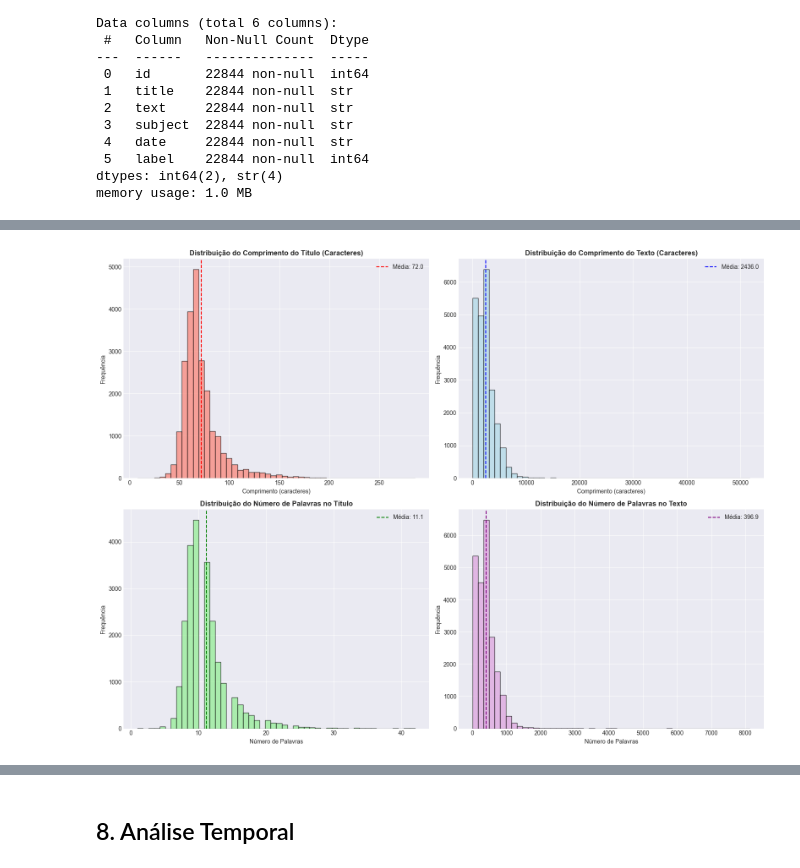
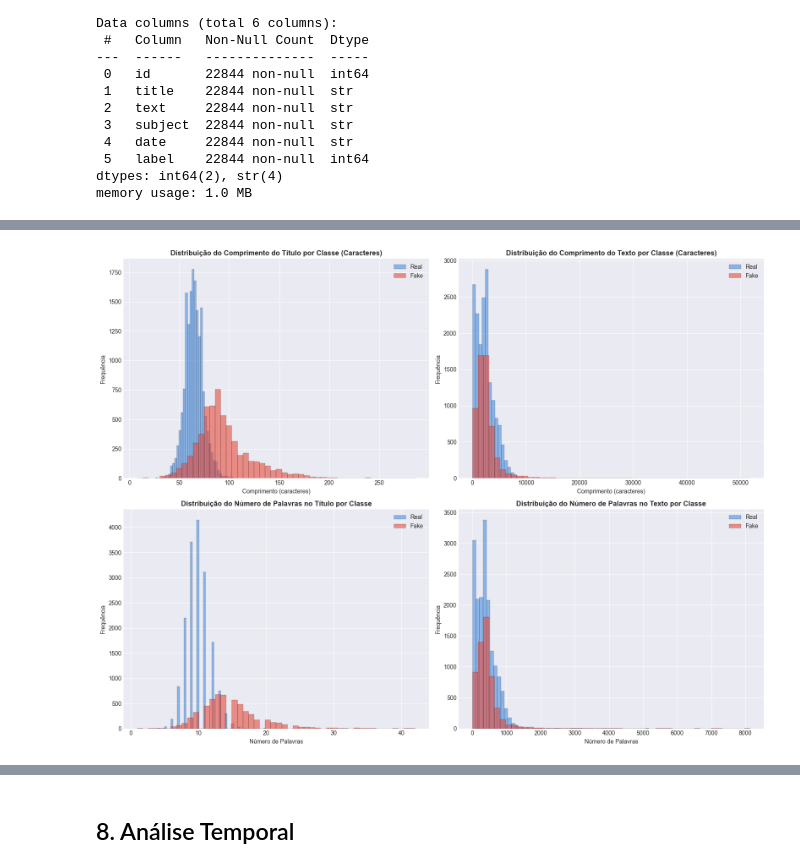
Before and after one commit to Eduardocin/ligia-nlp-challenge, a Jupyter notebook: notebooks/1.0-data-exploration.ipynb, the cells around one changed output, grey strips where cells are left out. Cells and saved outputs as stored; diff of their text form; code cells hidden in the pictures.

```diff
--- a/notebooks/1.0-initial-data-exploration.ipynb
+++ b/notebooks/1.0-data-exploration.ipynb
@@ -256,11 +238,0 @@ Total de categorias únicas: 8
-# %%
-# Criação de features de comprimento
-df_train['title_length'] = df_train['title'].fillna('').astype(str).apply(len)
-df_train['text_length'] = df_train['text'].fillna('').astype(str).apply(len)
-df_train['title_word_count'] = df_train['title'].fillna('').astype(str).apply(lambda x: len(x.split()))
-df_train['text_word_count'] = df_train['text'].fillna('').astype(str).apply(lambda x: len(x.split()))
-
-print("="*80)
-print("ESTATÍSTICAS DE COMPRIMENTO")
-print("="*80)
-print(df_train[['title_length', 'text_length', 'title_word_count', 'text_word_count']].describe())
@@ -280,40 +239,56 @@ max      286.000000  51794.000000         42.000000      8135.000000
 # %%
-# Visualização de distribuições de comprimento
+# Visualização de distribuições de comprimento por label
+df_train['title_length'] = df_train['title'].fillna('').str.len()
+df_train['text_length'] = df_train['text'].fillna('').str.len()
+df_train['title_word_count'] = df_train['title'].fillna('').str.split().apply(len)
+df_train['text_word_count'] = df_train['text'].fillna('').str.split().apply(len)
+
 fig, axes = plt.subplots(2, 2, figsize=(16, 12))
+label_names_local = globals().get("label_names", {0: "Real", 1: "Fake"})
+colors = {0: '#4A90E2', 1: '#E74C3C'}
+bins = 50
 
-# Title length (caracteres)
-axes[0, 0].hist(df_train['title_length'], bins=50, color='salmon', edgecolor='black', alpha=0.7)
-axes[0, 0].set_title('Distribuição do Comprimento do Título (Caracteres)', fontsize=12, fontweight='bold')
+# Title length por label
+for lbl in [0, 1]:
+    subset = df_train[df_train['label'] == lbl]['title_length'].dropna()
+    axes[0, 0].hist(subset, bins=bins, alpha=0.6, label=label_names_local.get(lbl, str(lbl)),
+                    color=colors[lbl], edgecolor='black', linewidth=0.3)
+axes[0, 0].set_title('Distribuição do Comprimento do Título por Classe (Caracteres)', fontsize=12, fontweight='bold')
 axes[0, 0].set_xlabel('Comprimento (caracteres)')
 axes[0, 0].set_ylabel('Frequência')
-axes[0, 0].axvline(df_train['title_length'].mean(), color='red', linestyle='--', label=f"Média: {df_train['title_length'].mean():.1f}")
 axes[0, 0].legend()
 
-# Text length (caracteres)
-axes[0, 1].hist(df_train['text_length'], bins=50, color='lightblue', edgecolor='black', alpha=0.7)
-axes[0, 1].set_title('Distribuição do Comprimento do Texto (Caracteres)', fontsize=12, fontweight='bold')
+# Text length por label
+for lbl in [0, 1]:
+    subset = df_train[df_train['label'] == lbl]['text_length'].dropna()
+    axes[0, 1].hist(subset, bins=bins, alpha=0.6, label=label_names_local.get(lbl, str(lbl)),
+                    color=colors[lbl], edgecolor='black', linewidth=0.3)
+axes[0, 1].set_title('Distribuição do Comprimento do Texto por Classe (Caracteres)', fontsize=12, fontweight='bold')
 axes[0, 1].set_xlabel('Comprimento (caracteres)')
 axes[0, 1].set_ylabel('Frequência')
-axes[0, 1].axvline(df_train['text_length'].mean(), color='blue', linestyle='--', label=f"Média: {df_train['text_length'].mean():.1f}")
 axes[0, 1].legend()
 
-# Title word count
-axes[1, 0].hist(df_train['title_word_count'], bins=50, color='lightgreen', edgecolor='black', alpha=0.7)
-axes[1, 0].set_title('Distribuição do Número de Palavras no Título', fontsize=12, fontweight='bold')
+# Title word count por label
+for lbl in [0, 1]:
+    subset = df_train[df_train['label'] == lbl]['title_word_count'].dropna()
+    axes[1, 0].hist(subset, bins=bins, alpha=0.6, label=label_names_local.get(lbl, str(lbl)),
+                    color=colors[lbl], edgecolor='black', linewidth=0.3)
+axes[1, 0].set_title('Distribuição do Número de Palavras no Título por Classe', fontsize=12, fontweight='bold')
 axes[1, 0].set_xlabel('Número de Palavras')
 axes[1, 0].set_ylabel('Frequência')
-axes[1, 0].axvline(df_train['title_word_count'].mean(), color='green', linestyle='--', label=f"Média: {df_train['title_word_count'].mean():.1f}")
 axes[1, 0].legend()
 
-# Text word count
-axes[1, 1].hist(df_train['text_word_count'], bins=50, color='plum', edgecolor='black', alpha=0.7)
-axes[1, 1].set_title('Distribuição do Número de Palavras no Texto', fontsize=12, fontweight='bold')
+# Text word count por label
+for lbl in [0, 1]:
+    subset = df_train[df_train['label'] == lbl]['text_word_count'].dropna()
+    axes[1, 1].hist(subset, bins=bins, alpha=0.6, label=label_names_local.get(lbl, str(lbl)),
+                    color=colors[lbl], edgecolor='black', linewidth=0.3)
+axes[1, 1].set_title('Distribuição do Número de Palavras no Texto por Classe', fontsize=12, fontweight='bold')
 axes[1, 1].set_xlabel('Número de Palavras')
 axes[1, 1].set_ylabel('Frequência')
-axes[1, 1].axvline(df_train['text_word_count'].mean(), color='purple', linestyle='--', label=f"Média: {df_train['text_word_count'].mean():.1f}")
 axes[1, 1].legend()
 
 plt.tight_layout()
 plt.show()
 # %% [output]
-[figure, old version]
+[figure, new version]
```
Also changed, not shown: parts of 28 cells of this notebook, 4 other files.
